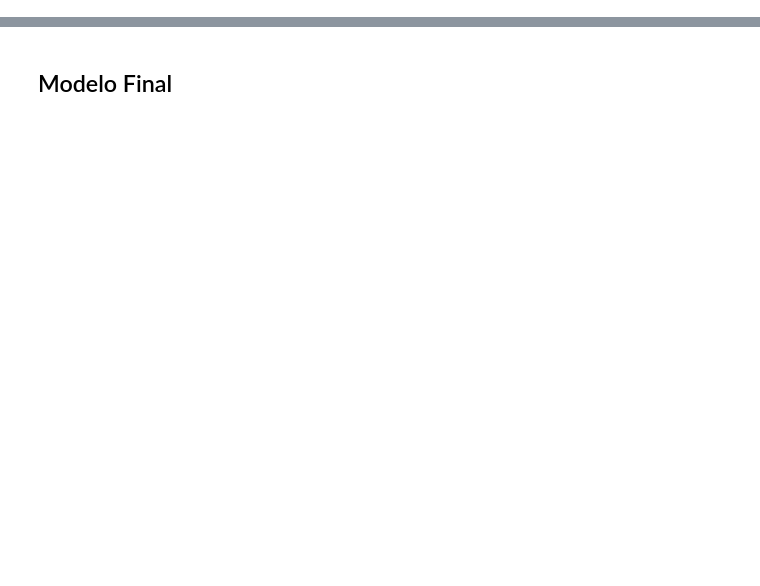
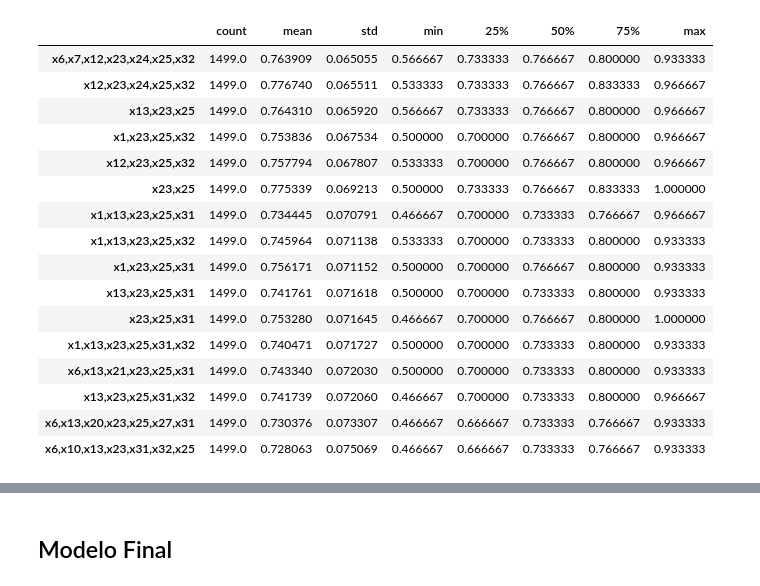
Before and after one commit to mcuscagua/Competencia, a Jupyter notebook: Continuous/TestModelSelected.ipynb, the cells around one changed output, grey strips where cells are left out. Cells and saved outputs as stored; diff of their text form; code cells hidden in the pictures; blank space fills up the shorter version.

```diff
--- a/Continuous/TestModelSelected.ipynb
+++ b/Continuous/TestModelSelected.ipynb
@@ -73,0 +181,22 @@ modelToProof.append(['x23','x25'])
+# %%
+accuracy_total_org = accuracy_total.describe().T
+# %%
+accuracy_total_org.sort_values(['std','50%'], ascending= [True, False])
+# %% [output]
+|  | count | mean | std | min | 25% | 50% | 75% | max |
+| x6,x7,x12,x23,x24,x25,x32 | 1499.0 | 0.763909 | 0.065055 | 0.566667 | 0.733333 | 0.766667 | 0.800000 | 0.933333 |
+| x12,x23,x24,x25,x32 | 1499.0 | 0.776740 | 0.065511 | 0.533333 | 0.733333 | 0.766667 | 0.833333 | 0.966667 |
+| x13,x23,x25 | 1499.0 | 0.764310 | 0.065920 | 0.566667 | 0.733333 | 0.766667 | 0.800000 | 0.966667 |
+| x1,x23,x25,x32 | 1499.0 | 0.753836 | 0.067534 | 0.500000 | 0.700000 | 0.766667 | 0.800000 | 0.966667 |
+| x12,x23,x25,x32 | 1499.0 | 0.757794 | 0.067807 | 0.533333 | 0.700000 | 0.766667 | 0.800000 | 0.966667 |
+| x23,x25 | 1499.0 | 0.775339 | 0.069213 | 0.500000 | 0.733333 | 0.766667 | 0.833333 | 1.000000 |
+| x1,x13,x23,x25,x31 | 1499.0 | 0.734445 | 0.070791 | 0.466667 | 0.700000 | 0.733333 | 0.766667 | 0.966667 |
+| x1,x13,x23,x25,x32 | 1499.0 | 0.745964 | 0.071138 | 0.533333 | 0.700000 | 0.733333 | 0.800000 | 0.933333 |
+| x1,x23,x25,x31 | 1499.0 | 0.756171 | 0.071152 | 0.500000 | 0.700000 | 0.766667 | 0.800000 | 0.933333 |
+| x13,x23,x25,x31 | 1499.0 | 0.741761 | 0.071618 | 0.500000 | 0.700000 | 0.733333 | 0.800000 | 0.933333 |
+| x23,x25,x31 | 1499.0 | 0.753280 | 0.071645 | 0.466667 | 0.700000 | 0.766667 | 0.800000 | 1.000000 |
+| x1,x13,x23,x25,x31,x32 | 1499.0 | 0.740471 | 0.071727 | 0.500000 | 0.700000 | 0.733333 | 0.800000 | 0.933333 |
+| x6,x13,x21,x23,x25,x31 | 1499.0 | 0.743340 | 0.072030 | 0.500000 | 0.700000 | 0.733333 | 0.800000 | 0.933333 |
+| x13,x23,x25,x31,x32 | 1499.0 | 0.741739 | 0.072060 | 0.466667 | 0.700000 | 0.733333 | 0.800000 | 0.966667 |
+| x6,x13,x20,x23,x25,x27,x31 | 1499.0 | 0.730376 | 0.073307 | 0.466667 | 0.666667 | 0.733333 | 0.766667 | 0.933333 |
+| x6,x10,x13,x23,x31,x32,x25 | 1499.0 | 0.728063 | 0.075069 | 0.466667 | 0.666667 | 0.733333 | 0.766667 | 0.933333 |
```
Also changed, not shown: parts of 20 cells of this notebook, 9 other files.
